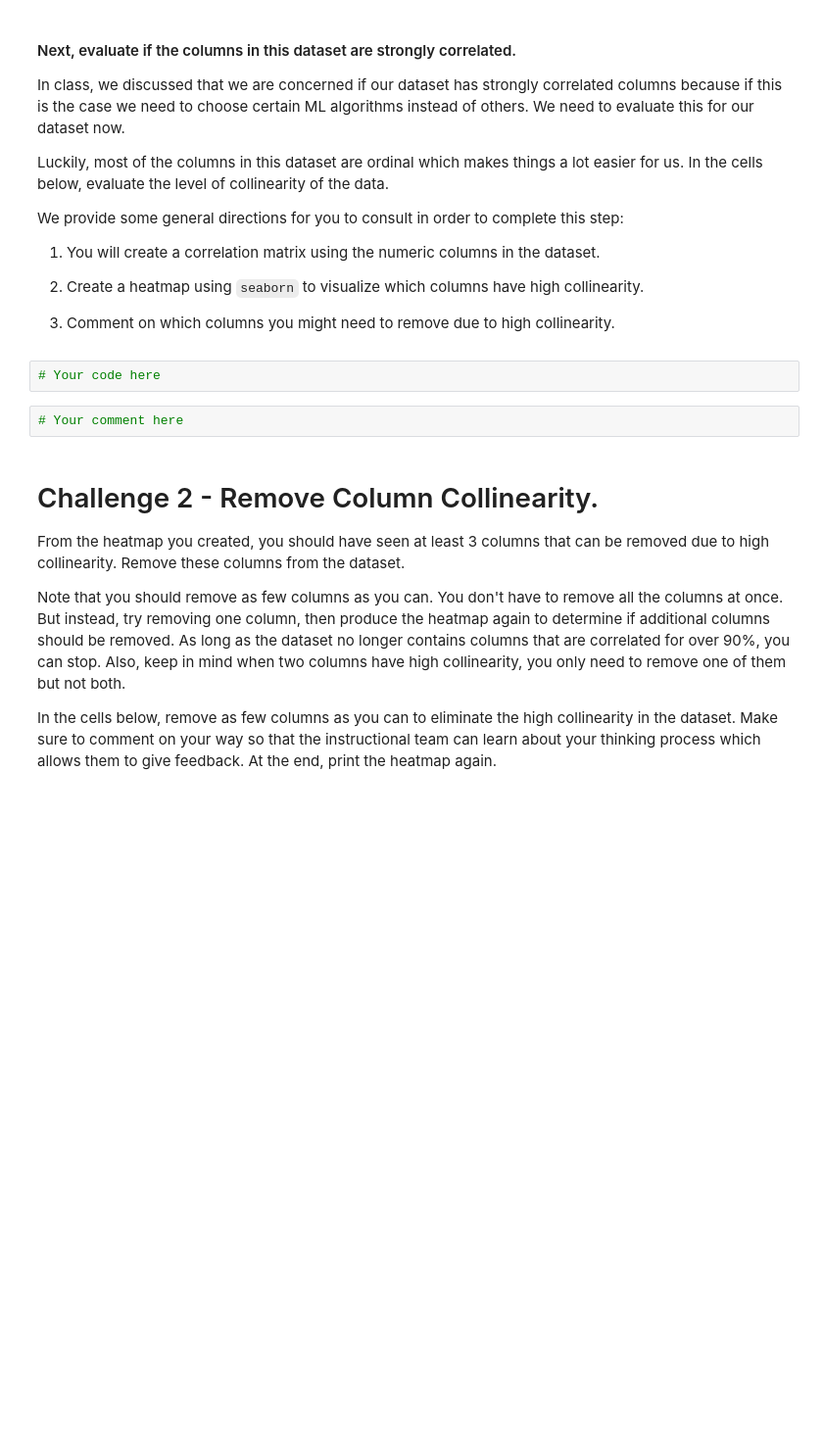
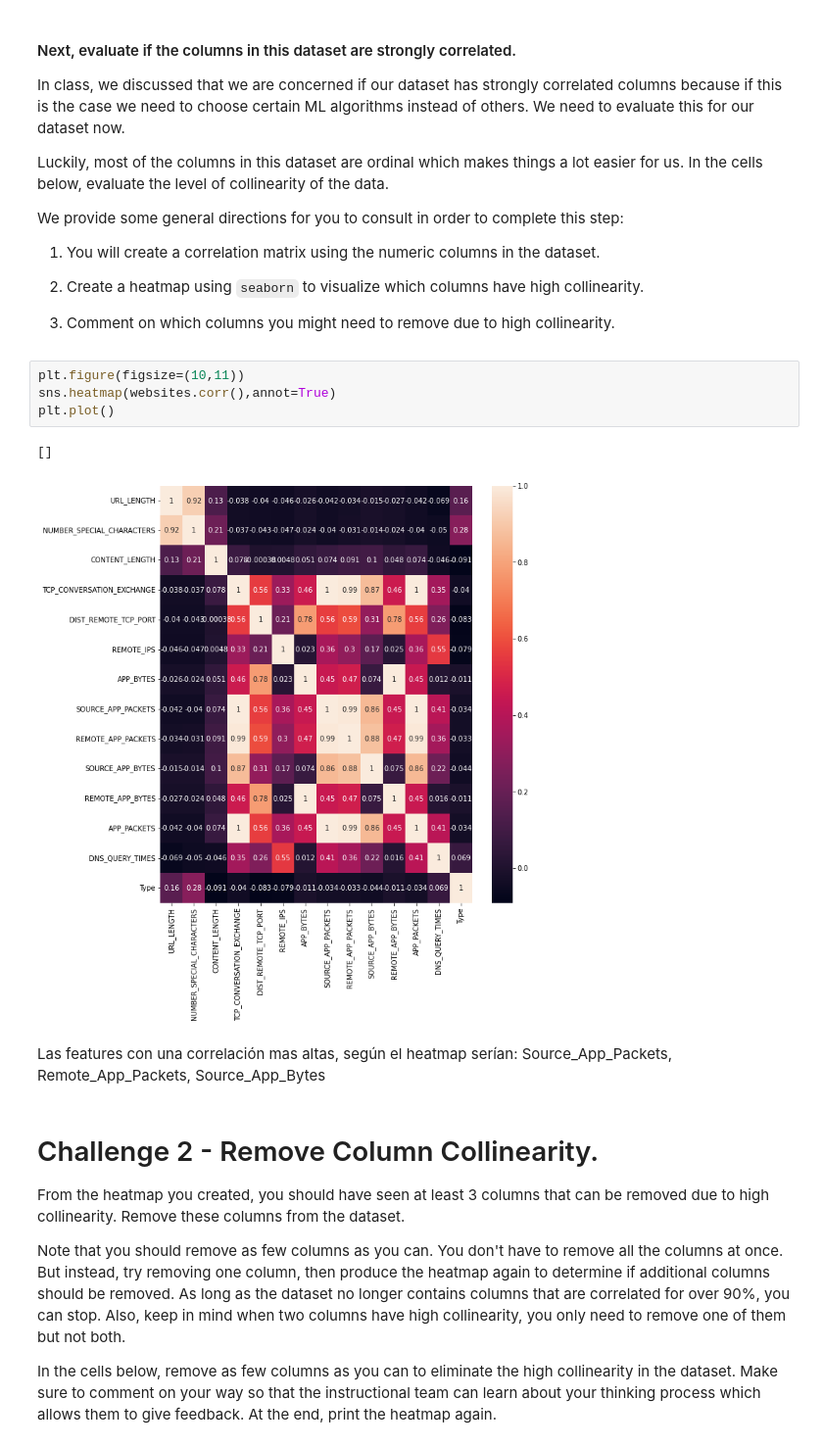
Before and after one commit to ivanrepi/dataptmad1121_labs, a Jupyter notebook: module-3/supervised-learning/your-code/main.ipynb, the cells around one changed output. Shown at 98% size. Saved outputs shown, nothing was run; the diff lists cells and outputs as text; blank space fills up the shorter version.

```diff
--- a/module-3/supervised-learning/your-code/main.ipynb
+++ b/module-3/supervised-learning/your-code/main.ipynb
@@ -70,10 +123,15 @@ We provide some general directions for you to consult in order to complete this
 1. Create a heatmap using `seaborn` to visualize which columns have high collinearity.
 
 1. Comment on which columns you might need to remove due to high collinearity.
-# %%
-# Your code here
-# %%
-# Your comment here
+# %%
+plt.figure(figsize=(10,11))
+sns.heatmap(websites.corr(),annot=True)
+plt.plot()
+# %% [output]
+[]
+[figure, added]
+# %% [markdown]
+Las features con una correlación mas altas, según el heatmap serían: Source_App_Packets, Remote_App_Packets, Source_App_Bytes
 # %% [markdown]
 # Challenge 2 - Remove Column Collinearity.
 
```
Also changed, not shown: parts of 23 cells of this notebook.
